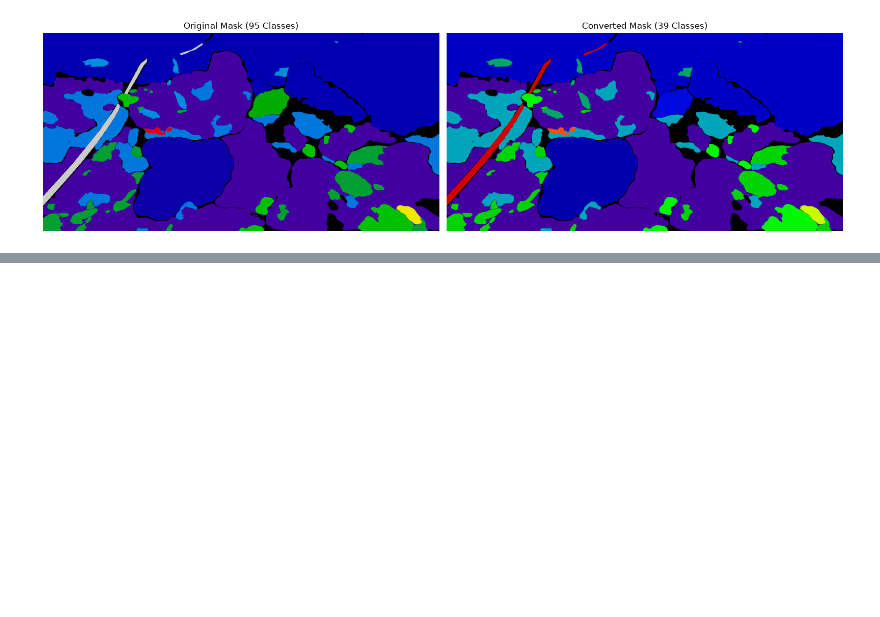
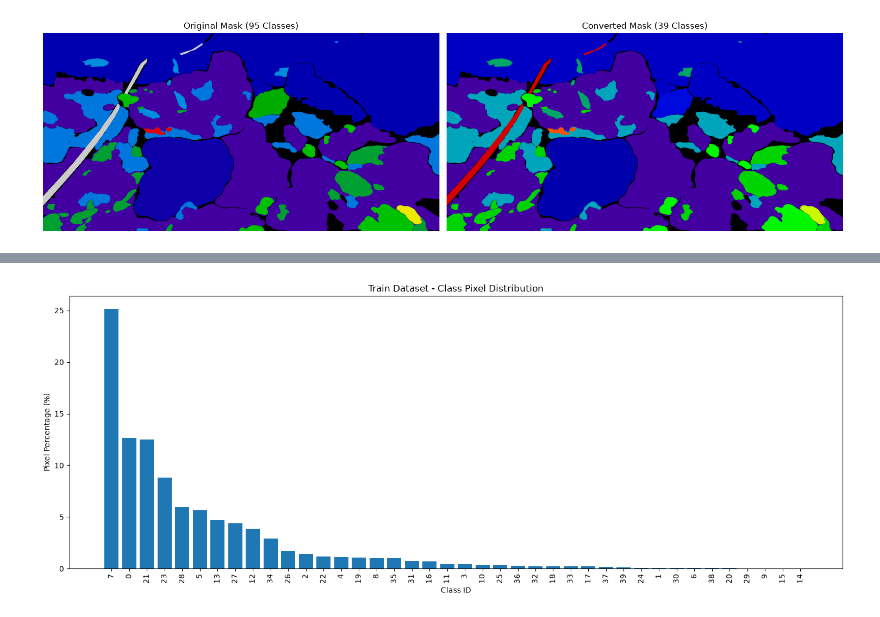
Before and after one commit to Huseyinyagmur/reefseg, a Jupyter notebook: notebooks/01_dataset_inspection.ipynb, the cells around one changed output, grey strips where cells are left out. Drawn from its saved outputs; the diff is of its cells as text; code cells hidden in the pictures; blank space fills up the shorter version.

Commit message:
Complete initial dataset inspection

```diff
--- a/notebooks/01_dataset_inspection.ipynb
+++ b/notebooks/01_dataset_inspection.ipynb
@@ -244,0 +277,17 @@ plt.show()
+# %%
+total_pixels = sum(class_pixel_counts.values())
+
+class_distribution = pd.DataFrame({
+    "Class ID": list(class_pixel_counts.keys()),
+    "Pixel Count": list(class_pixel_counts.values())
+})
+
+class_distribution["Percentage"] = (
+    class_distribution["Pixel Count"] / total_pixels * 100
+)
+
+class_distribution = class_distribution.sort_values(
+    by="Percentage", ascending=False
+)
+
+display(class_distribution)
@@ -244,0 +312,17 @@ plt.show()
+# %%
+plt.figure(figsize=(15, 6))
+
+plt.bar(
+    class_distribution["Class ID"].astype(str),
+    class_distribution["Percentage"]
+)
+
+plt.xlabel("Class ID")
+plt.ylabel("Pixel Percentage (%)")
+plt.title("Train Dataset - Class Pixel Distribution")
+plt.xticks(rotation=90)
+
+plt.tight_layout()
+plt.show()
+# %% [output]
+[figure, added]
```
Also changed, not shown: parts of 9 cells of this notebook.
